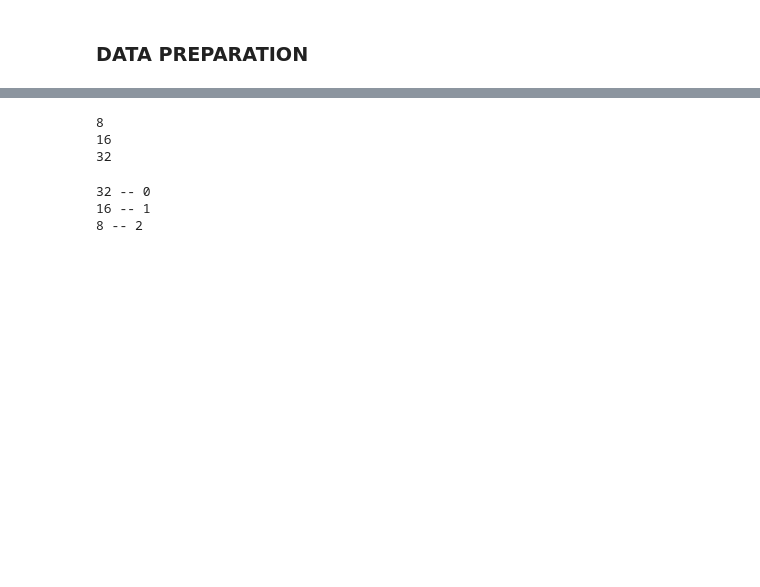
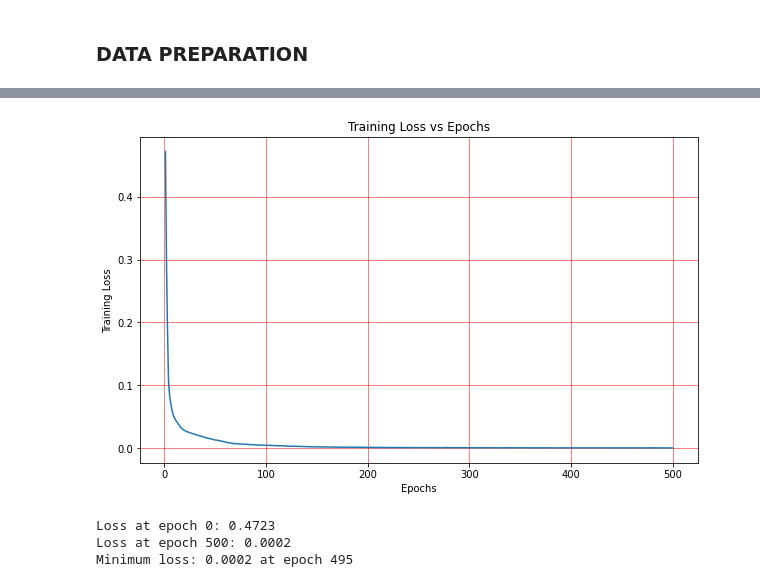
Before and after one commit to prasiyer/SKU_Clusters, a Jupyter notebook: Code/CMD_Cluster_Model.ipynb, the cells around one changed output, grey strips where cells are left out. Drawn from its saved outputs; the diff is of its cells as text; code cells hidden in the pictures; blank space fills up the shorter version.

Commit message:
Added utilities functions to autoencoder class

```diff
--- a/Code/CMD_Cluster_Model.ipynb
+++ b/Code/CMD_Cluster_Model.ipynb
@@ -71,6 +68,30 @@ class auto_encoder:
         self.ae_model = Model(encoder_input, autoencoder_output)
         # compile the model
         self.ae_model.compile(optimizer='adam', loss='mse')
+
+    # Create a function to fit the model
+    def autoencoder_fit(self, epochs = 500, batch_size = 32, verbose = 1):
+        self.ae_model_hist = self.ae_model.fit(self.input_data, self.output_data, epochs = epochs, batch_size = batch_size, verbose = verbose)
+
+    # Create a function to plot the training loss
+    def plot_training_loss(self):
+        plt.figure(figsize = (10, 6))
+        ax = sns.lineplot(x = range(1, len(self.ae_model_hist.history['loss']) + 1), y = self.ae_model_hist.history['loss'])
+        ax.set_xlabel('Epochs')
+        ax.set_ylabel('Training Loss')
+        ax.set_title('Training Loss vs Epochs')
+        ax.grid(linestyle='-', linewidth='0.5', color='red')
+
+    # create a function to print the loss for epochs at specified intervals
+    def print_loss(self, interval = 500):
+        for i in range(0, len(self.ae_model_hist.history['loss']), interval):
+            print(f'Loss at epoch {i}: {self.ae_model_hist.history["loss"][i]:.4f}')
+        # print the loss at the last epoch using f-string
+        print(f'Loss at epoch {len(self.ae_model_hist.history["loss"])}: {self.ae_model_hist.history["loss"][-1]:.4f}')
+
+        # print minimum loss and the epoch at which it occurs
+        # print(f'Minimum loss: {min(self.ae_model_hist.history['loss']):.4f} at epoch {self.ae_model_hist.history['loss'].index(min(self.ae_model_hist.history['loss']))}')
+        print(f'Minimum loss: {min(self.ae_model_hist.history["loss"]):.4f} at epoch {np.argmin(self.ae_model_hist.history["loss"])}')
 # %%
 input_size = len(attr_input)
 ae_layers = [input_size*2, 32, 16, 8]
@@ -97,6 +118,7 @@ Non-trainable params: 0
 _________________________________________________________________
 # %%
 # fit the model
-ae_model_hist = ae_model.ae_model.fit(cmd_data[attr_input], cmd_data[attr_input], epochs = 500, batch_size = 32, verbose = 1)
+# ae_model_hist = ae_model.ae_model.fit(cmd_data[attr_input], cmd_data[attr_input], epochs = 500, batch_size = 32, verbose = 1)
+ae_model.autoencoder_fit(epochs = 500, batch_size = 32, verbose = 1)
 # %% [output]
 Epoch 1/500
@@ -119,18 +141,13 @@ Epoch 500/500
-# %%
-layer_list = [32,16,8]
-for i in range(len(layer_list) - 1, -1, -1):
-    print(layer_list[i])
-# %% [output]
-8
-16
-32
-# %%
-for i in range(len(layer_list)):
-    print(layer_list[i], "--", i)
-# %% [output]
-32 -- 0
-16 -- 1
-8 -- 2
+# %%
+ae_model.plot_training_loss()
+# %% [output]
+[figure, added]
+# %%
+ae_model.print_loss()
+# %% [output]
+Loss at epoch 0: 0.4723
+Loss at epoch 500: 0.0002
+Minimum loss: 0.0002 at epoch 495
 # %%
 input_size = cmd_data[attr_input].shape[1]
 l1_size = input_size*2
```
Also changed, not shown: parts of 8 cells of this notebook.
